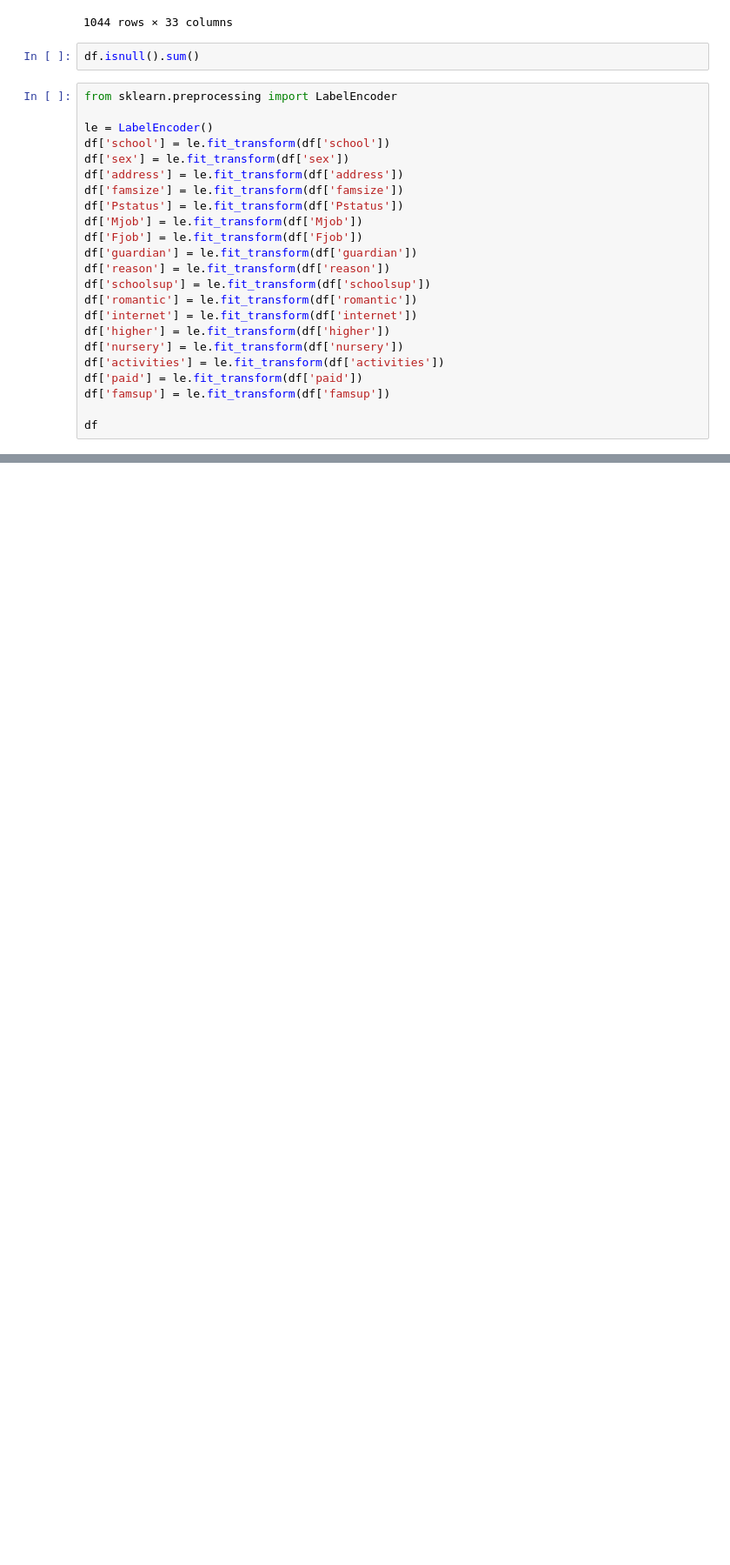
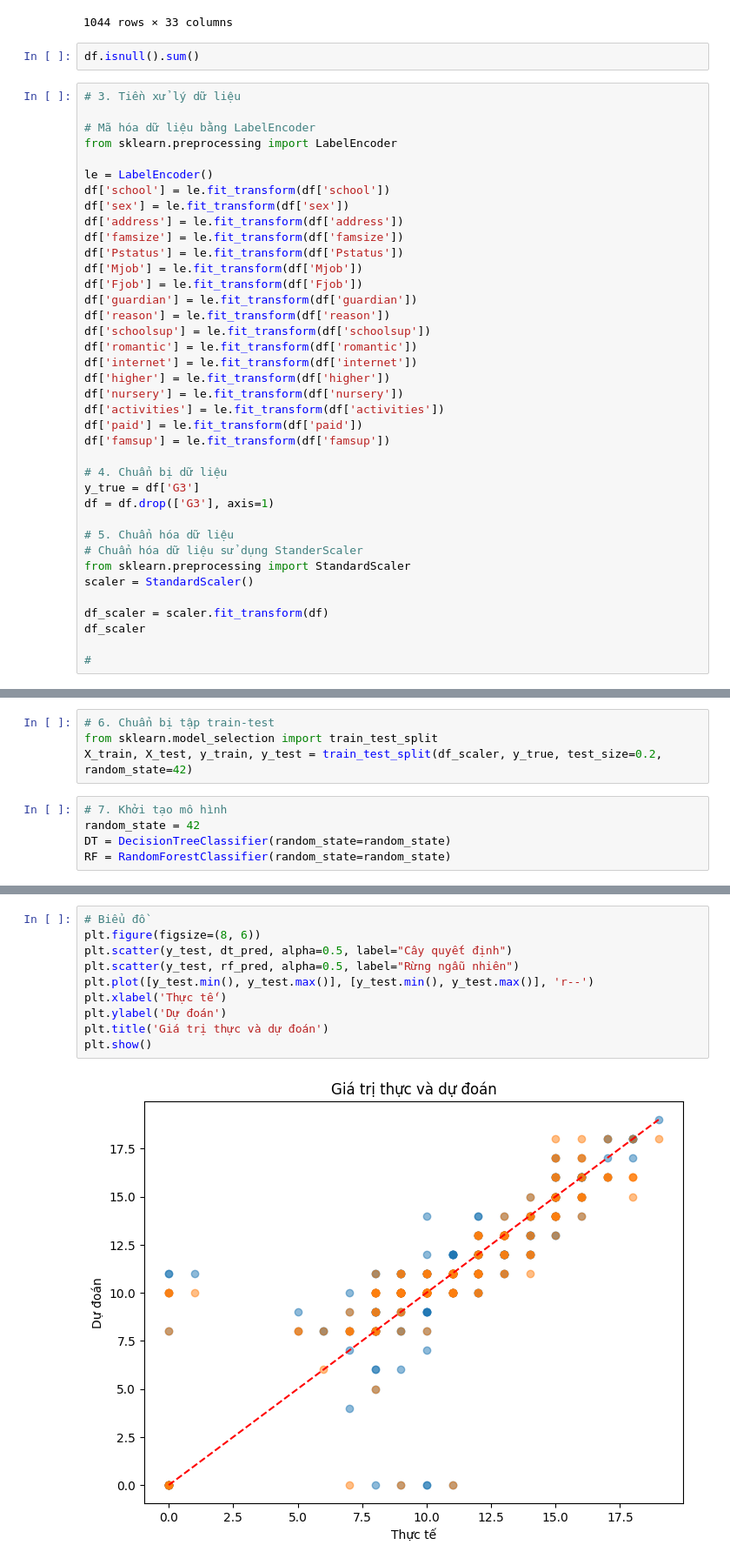
Before and after one commit to learning-by-mk/kpdl, a Jupyter notebook: src/DT_RF_Lab.ipynb, the cells around one changed output, grey strips where cells are left out. Shown: that part at 87% size. Cells and saved outputs as stored; diff of their text form; blank space fills up the shorter version.

```diff
--- a/src/DT_RF_Lab.ipynb
+++ b/src/DT_RF_Lab.ipynb
@@ -677,6 +678,9 @@ df
 # %%
 df.isnull().sum()
 # %%
+# 3. Tiền xử lý dữ liệu
+
+# Mã hóa dữ liệu bằng LabelEncoder
 from sklearn.preprocessing import LabelEncoder
 
 le = LabelEncoder()
@@ -698,5 +702,17 @@ df['activities'] = le.fit_transform(df['activities'])
 df['paid'] = le.fit_transform(df['paid'])
 df['famsup'] = le.fit_transform(df['famsup'])
 
-df
+# 4. Chuẩn bị dữ liệu
+y_true = df['G3']
+df = df.drop(['G3'], axis=1)
+
+# 5. Chuẩn hóa dữ liệu
+# Chuẩn hóa dữ liệu sử dụng StanderScaler
+from sklearn.preprocessing import StandardScaler
+scaler = StandardScaler()
+
+df_scaler = scaler.fit_transform(df)
+df_scaler
+
+#
 # %% [output]
@@ -715,0 +732,9 @@ df
+# %%
+# 6. Chuẩn bị tập train-test
+from sklearn.model_selection import train_test_split
+X_train, X_test, y_train, y_test = train_test_split(df_scaler, y_true, test_size=0.2, random_state=42)
+# %%
+# 7. Khởi tạo mô hình
+random_state = 42
+DT = DecisionTreeClassifier(random_state=random_state)
+RF = RandomForestClassifier(random_state=random_state)
@@ -715,0 +788,12 @@ df
+# %%
+# Biểu đồ
+plt.figure(figsize=(8, 6))
+plt.scatter(y_test, dt_pred, alpha=0.5, label="Cây quyết định")
+plt.scatter(y_test, rf_pred, alpha=0.5, label="Rừng ngẫu nhiên")
+plt.plot([y_test.min(), y_test.max()], [y_test.min(), y_test.max()], 'r--')
+plt.xlabel('Thực tế')
+plt.ylabel('Dự đoán')
+plt.title('Giá trị thực và dự đoán')
+plt.show()
+# %% [output]
+[figure, added]
```
Also changed, not shown: parts of 7 cells of this notebook.
